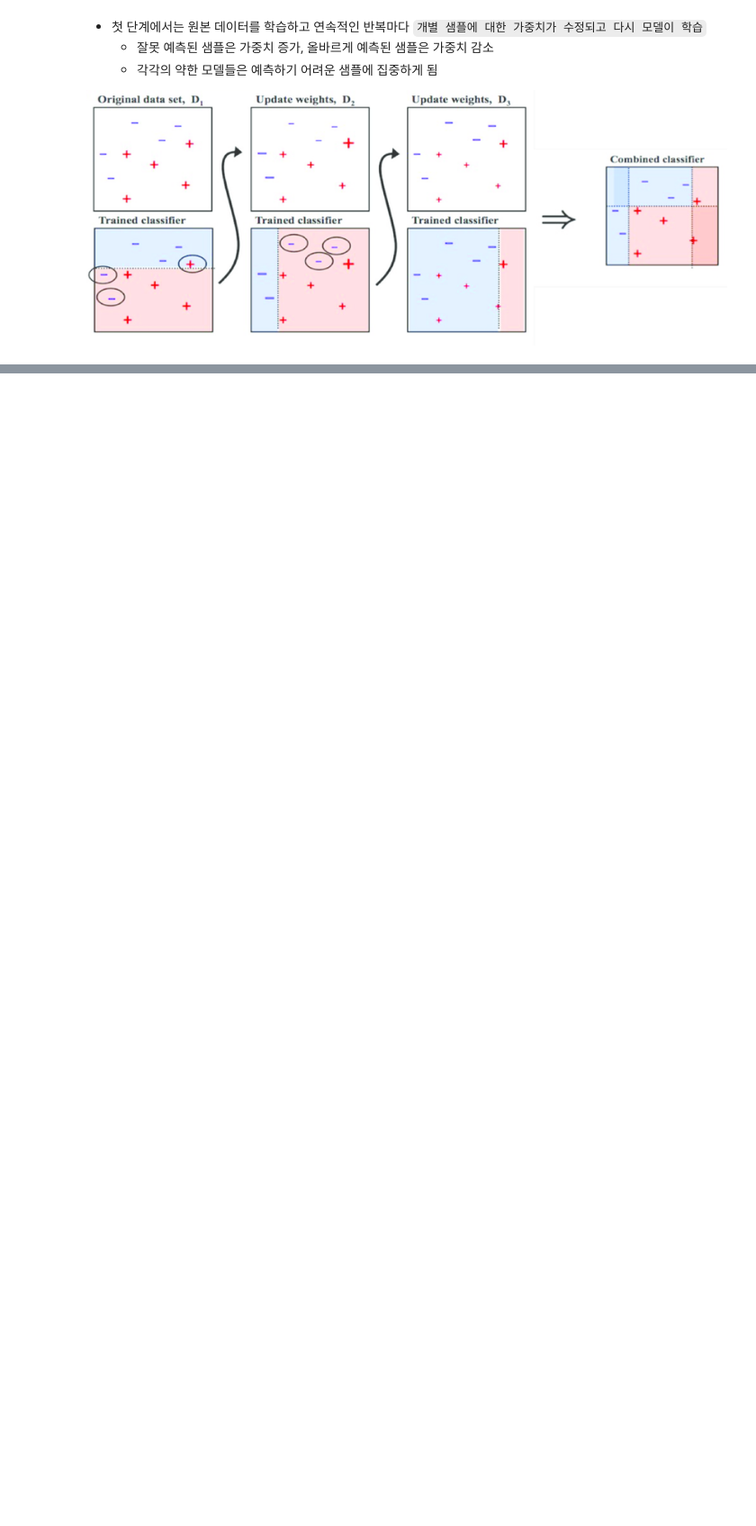
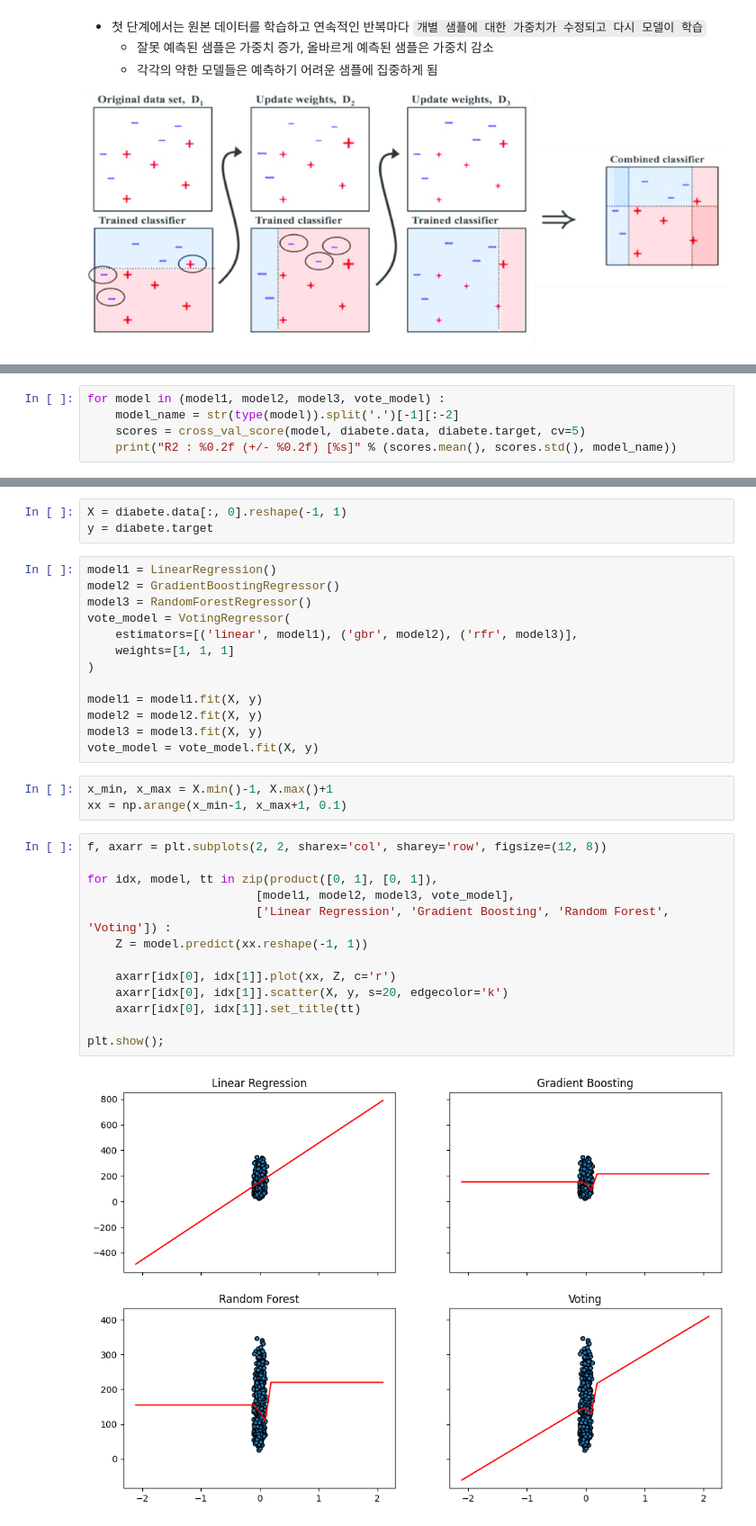
Before and after one commit to LeeHyungSeop/Basic_DataScience, a Jupyter notebook: 13_Machine_Learning_SUAN/11_Ensemble.ipynb, the cells around one changed output, grey strips where cells are left out. Shown at 90% size. Drawn from its saved outputs; the diff is of its cells as text; blank space fills up the shorter version.

```diff
--- a/13_Machine_Learning_SUAN/11_Ensemble.ipynb
+++ b/13_Machine_Learning_SUAN/11_Ensemble.ipynb
@@ -861,0 +1140,5 @@ plt.show()
+# %%
+for model in (model1, model2, model3, vote_model) :
+    model_name = str(type(model)).split('.')[-1][:-2]
+    scores = cross_val_score(model, diabete.data, diabete.target, cv=5)
+    print("R2 : %0.2f (+/- %0.2f) [%s]" % (scores.mean(), scores.std(), model_name))
@@ -861,0 +1152,34 @@ plt.show()
+# %%
+X = diabete.data[:, 0].reshape(-1, 1)
+y = diabete.target
+# %%
+model1 = LinearRegression()
+model2 = GradientBoostingRegressor()
+model3 = RandomForestRegressor()
+vote_model = VotingRegressor(
+    estimators=[('linear', model1), ('gbr', model2), ('rfr', model3)],
+    weights=[1, 1, 1]
+)
+
+model1 = model1.fit(X, y)
+model2 = model2.fit(X, y)
+model3 = model3.fit(X, y)
+vote_model = vote_model.fit(X, y)
+# %%
+x_min, x_max = X.min()-1, X.max()+1
+xx = np.arange(x_min-1, x_max+1, 0.1)
+# %%
+f, axarr = plt.subplots(2, 2, sharex='col', sharey='row', figsize=(12, 8))
+
+for idx, model, tt in zip(product([0, 1], [0, 1]),
+                        [model1, model2, model3, vote_model],
+                        ['Linear Regression', 'Gradient Boosting', 'Random Forest', 'Voting']) :
+    Z = model.predict(xx.reshape(-1, 1))
+
+    axarr[idx[0], idx[1]].plot(xx, Z, c='r')
+    axarr[idx[0], idx[1]].scatter(X, y, s=20, edgecolor='k')
+    axarr[idx[0], idx[1]].set_title(tt)
+
+plt.show();
+# %% [output]
+[figure, added]
```
Also changed, not shown: parts of 58 cells of this notebook.
